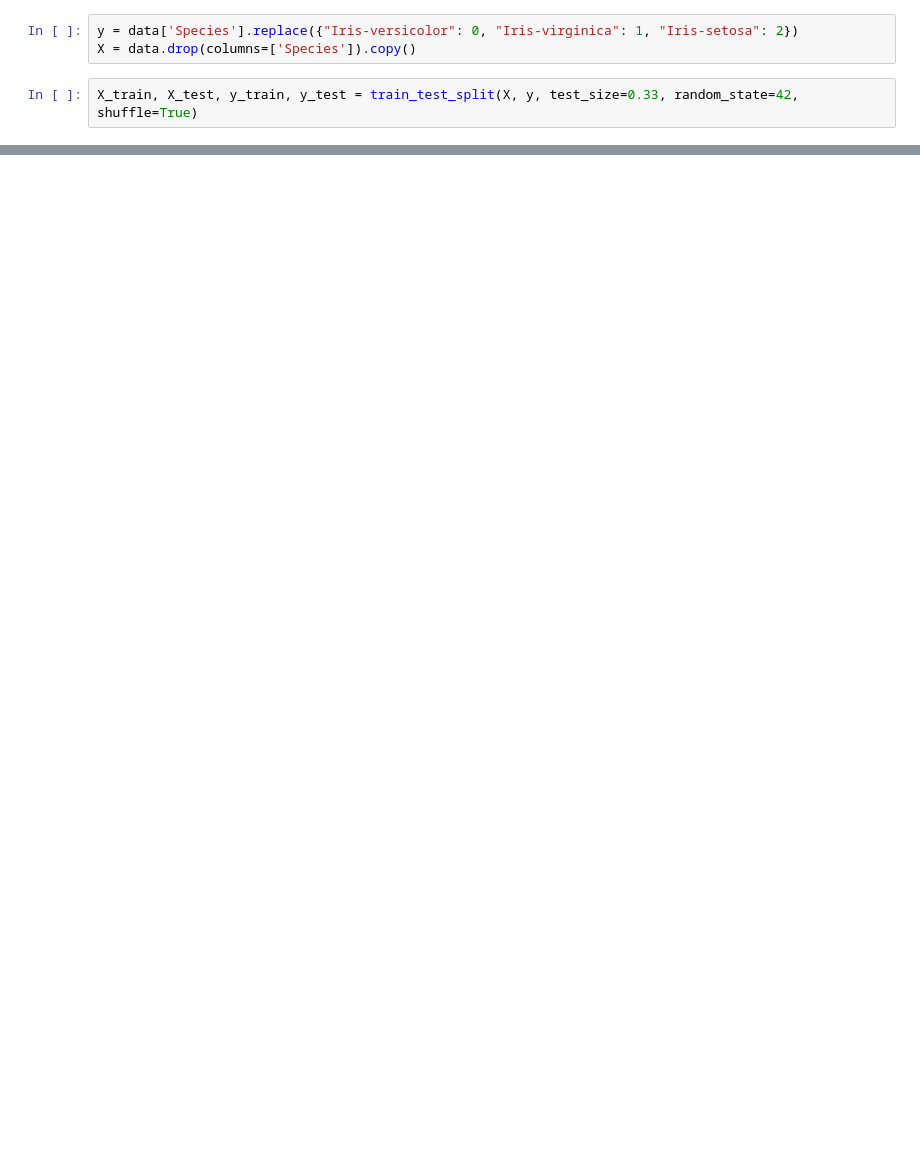
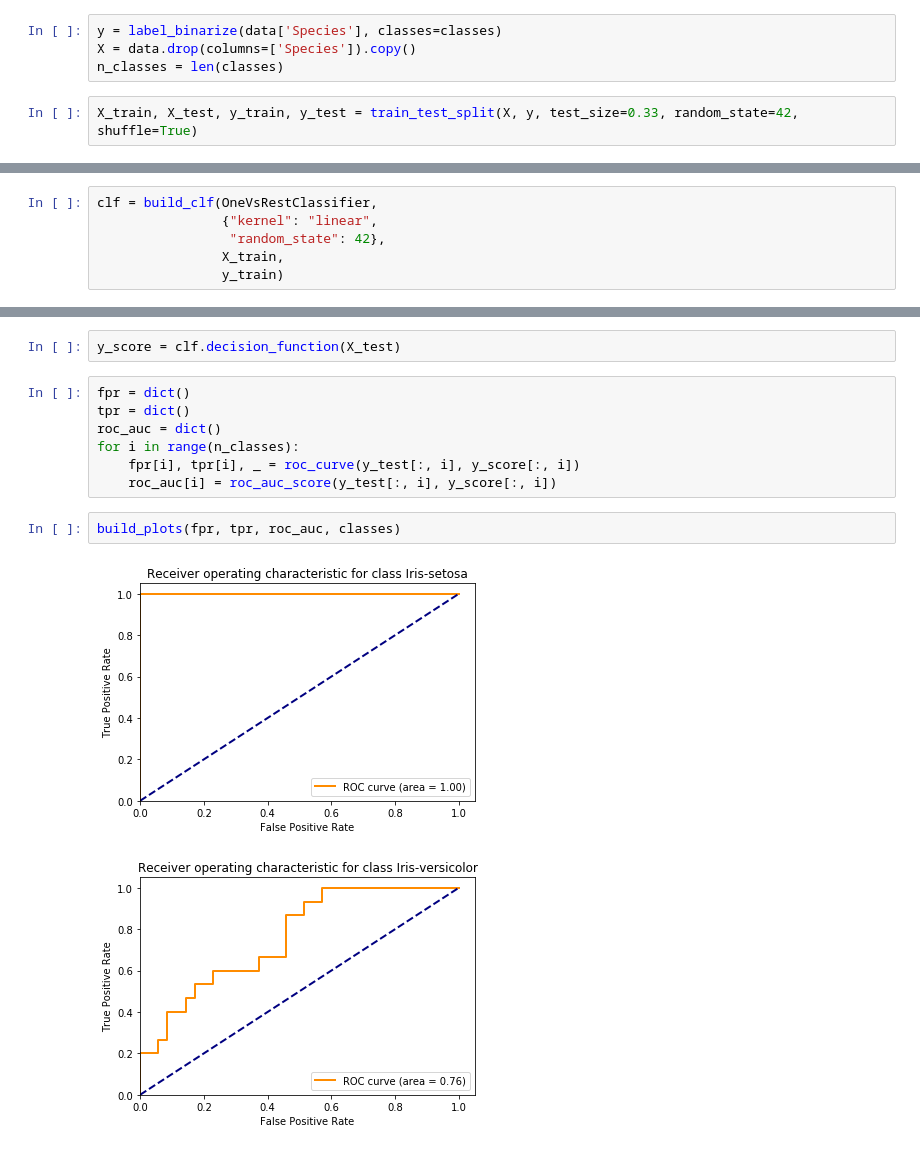
Before and after one commit to kotypopadayutvray/univ_ml_methods, a Jupyter notebook: Лабораторная работа 4/multi_classif.ipynb, the cells around one changed output, grey strips where cells are left out. Drawn from its saved outputs; the diff is of its cells as text; blank space fills up the shorter version.

```diff
--- a/Лабораторная работа 4/multi_classif.ipynb
+++ b/Лабораторная работа 4/multi_classif.ipynb
@@ -26,5 +64,6 @@ data.head()
 # %%
-y = data['Species'].replace({"Iris-versicolor": 0, "Iris-virginica": 1, "Iris-setosa": 2})
+y = label_binarize(data['Species'], classes=classes)
 X = data.drop(columns=['Species']).copy()
+n_classes = len(classes)
 # %%
 X_train, X_test, y_train, y_test = train_test_split(X, y, test_size=0.33, random_state=42, shuffle=True)
@@ -43,0 +70,6 @@ array([0, 2, 1, 0, 0, 2, 0, 1, 0, 0, 1, 2, 2, 2, 2, 0, 1, 0, 0, 1, 2, 1,
+# %%
+clf = build_clf(OneVsRestClassifier,
+                {"kernel": "linear",
+                 "random_state": 42},
+                X_train,
+                y_train)
@@ -43,0 +80,14 @@ array([0, 2, 1, 0, 0, 2, 0, 1, 0, 0, 1, 2, 2, 2, 2, 0, 1, 0, 0, 1, 2, 1,
+# %%
+y_score = clf.decision_function(X_test)
+# %%
+fpr = dict()
+tpr = dict()
+roc_auc = dict()
+for i in range(n_classes):
+    fpr[i], tpr[i], _ = roc_curve(y_test[:, i], y_score[:, i])
+    roc_auc[i] = roc_auc_score(y_test[:, i], y_score[:, i])
+# %%
+build_plots(fpr, tpr, roc_auc, classes)
+# %% [output]
+[figure, added]
+[figure, added]
```
Also changed, not shown: parts of 21 cells of this notebook, 1 other file.
